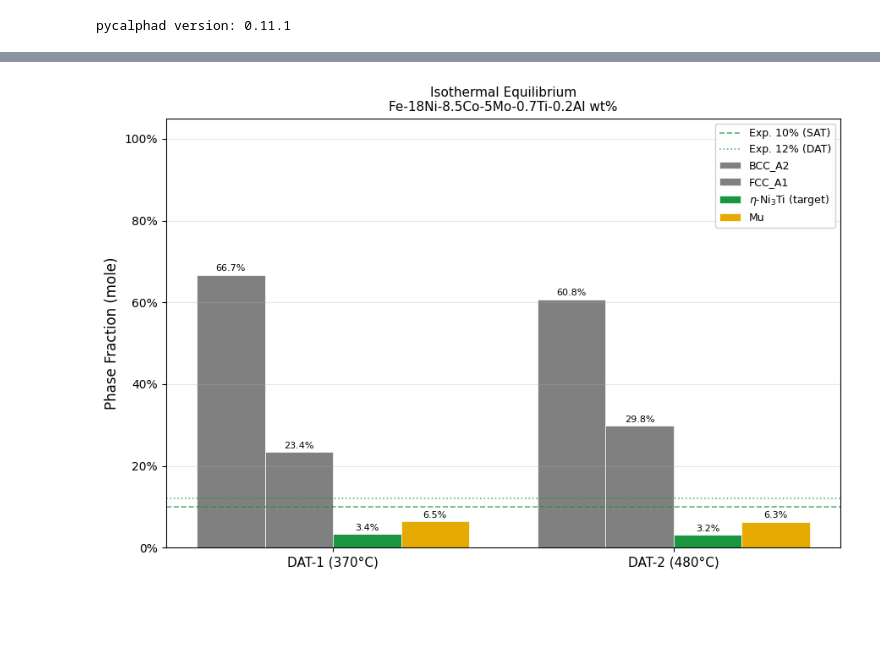
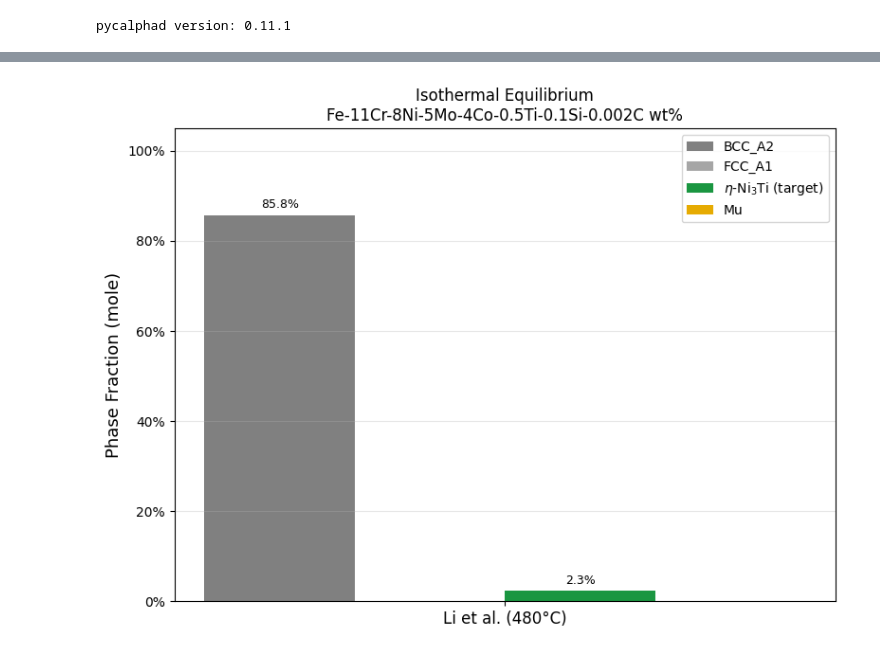
Before and after one commit to adityamoolya/maraging-steel-calphad, a Jupyter notebook: notebooks/2.equilibrium.ipynb, the cells around one changed output, grey strips where cells are left out. Cells and saved outputs as stored; diff of their text form; code cells hidden in the pictures; blank space fills up the shorter version.

Commit message:
feat: CALPHAD equilibrium at Li et al. 2024 composition (Fe-11Cr-4Co-8Ni-0.5Ti-5Mo)

```diff
--- a/notebooks/2.equilibrium.ipynb
+++ b/notebooks/2.equilibrium.ipynb
@@ -139,16 +148,15 @@ T_DAT1, T_DAT2, T_SST = 370, 480, 840
 # %%
-
 
 # --- Plot ---
 fig, ax = plt.subplots(figsize=(10, 6))
 
 COLORS = {'BCC (martensite)': '#2166ac', 'FCC (austenite)': '#d73027',
           'ETA': '#1a9641', 'LAVES_PHASE': '#a65628', 'LIQUID': '#984ea3',
-          'HCP_A3': '#ff7f00', 'NITI2': '#e7298a', 'SIGMA': '#66a61e', 'MU_PHASE': '#e6ab02'}
+          'HCP_A3': '#ff7f00', 'NITI2': '#e7298a', 'SIGMA': '#66a61e', 'MU_PHASE': '#e6ab02', 'M23C6': '#000000'}
 LABELS = {'BCC (martensite)': r'$\alpha$-Fe (BCC)', 'FCC (austenite)': r'$\gamma$-Fe (FCC)',
           'ETA': r'$\eta$-Ni$_3$Ti (target)', 'LAVES_PHASE': 'Laves',
           'LIQUID': 'Liquid', 'HCP_A3': 'HCP', 'NITI2': 'NiTi$_2$',
-          'SIGMA': 'Sigma', 'MU_PHASE': 'Mu'}
+          'SIGMA': 'Sigma', 'MU_PHASE': 'Mu', 'M23C6': 'M23C6'}
 
 for ph, frac in combined.items():
     if isinstance(frac, (int, float)):
@@ -156,13 +164,13 @@ for ph, frac in combined.items():
     if frac.max() > 0.001:
         ax.plot(T_C, frac, color=COLORS.get(ph, 'grey'), label=LABELS.get(ph, ph), linewidth=2)
 
-for T_mark, label, style in [(T_DAT1,'DAT-1 (370°C)','--'), (T_DAT2,'DAT-2/SAT (480°C)',':'), (T_SST,'SST (840°C)','-.')]:
-    ax.axvline(T_mark, color='black', linestyle=style, linewidth=1.0, alpha=0.7)
-    ax.text(T_mark+5, 0.92, label, fontsize=8, rotation=90, va='top', alpha=0.8)
+T_480 = 480
+ax.axvline(T_480, color='black', linestyle='--', linewidth=1.0, alpha=0.7)
+ax.text(T_480+5, 0.92, 'Aging (480°C)', fontsize=8, rotation=90, va='top', alpha=0.8)
 
 ax.set_xlabel('Temperature (°C)', fontsize=13)
 ax.set_ylabel('Phase Fraction (mole)', fontsize=13)
-ax.set_title('Equilibrium Phase Fractions vs Temperature\nFe-18Ni-8.5Co-5Mo-0.7Ti-0.2Al wt% (mc_fe_v2062_clean)', fontsize=11)
+ax.set_title('Equilibrium Phase Fractions vs Temperature\nFe-11Cr-8Ni-5Mo-4Co-0.5Ti-0.1Si-0.002C wt% (mc_fe_v2062_clean)', fontsize=11)
 ax.set_xlim(T_C[0], T_C[-1]); ax.set_ylim(-0.02, 1.05)
 ax.yaxis.set_major_formatter(ticker.PercentFormatter(xmax=1.0))
 ax.legend(loc='center right', fontsize=9, framealpha=0.9)
@@ -206,14 +211,13 @@ else:
 # %%
 
-
-T_ISOTHERMAL = {'DAT-1 (370°C)': 370+273.15, 'DAT-2 (480°C)': 480+273.15}
+T_ISOTHERMAL = {'Li et al. (480°C)': 480+273.15}
 iso_results = {}
 
 for label, T_K in T_ISOTHERMAL.items():
     print(f'Computing {label}...')
     res = equilibrium(db, COMPONENTS, PHASES,
         {v.X('NI'): comp['NI'], v.X('CO'): comp['CO'], v.X('MO'): comp['MO'],
-         v.X('TI'): comp['TI'], v.X('AL'): comp['AL'],
+         v.X('TI'): comp['TI'], v.X('CR'): comp['CR'], v.X('SI'): comp['SI'], v.X('C'): comp['C'],
          v.T: T_K, v.P: 101325})
     iso_results[label] = res
     print('  Done.')
@@ -274,36 +271,50 @@ DAT-2 (480°C)        MU_PHASE                 0.0629
 # %%
 
+# --- Isothermal Bar Chart ---
+# We will just plot for 480C
+labels = ['Li et al. (480°C)']
 
-# --- Bar chart ---
-conditions = list(iso_summary.keys())
-phases_to_plot = [ph for ph in PHASES if any(iso_summary[c].get(ph,0)>0.001 for c in conditions)]
+bcc_fracs = [iso_summary[l].get('BCC_A2', 0) * 100 for l in labels]
+fcc_fracs = [iso_summary[l].get('FCC_A1', 0) * 100 for l in labels]
+eta_fracs = [iso_summary[l].get('ETA', 0) * 100 for l in labels]
+mu_fracs = [iso_summary[l].get('MU_PHASE', 0) * 100 for l in labels]
 
-x = np.arange(len(conditions))
-width = 0.8 / max(len(phases_to_plot), 1)
+x = np.arange(len(labels))
+width = 0.2
 
-fig, ax = plt.subplots(figsize=(9, 6))
-for i, ph in enumerate(phases_to_plot):
-    vals = [iso_summary[c].get(ph, 0.0) for c in conditions]
-    offset = (i - len(phases_to_plot)/2 + 0.5) * width
-    bars = ax.bar(x+offset, vals, width, label=LABELS.get(ph, ph),
-                  color=COLORS.get(ph, 'grey'), edgecolor='white', linewidth=0.5)
-    for bar, val in zip(bars, vals):
-        if val > 0.005:
-            ax.text(bar.get_x()+bar.get_width()/2, bar.get_height()+0.005,
-                    f'{val*100:.1f}%', ha='center', va='bottom', fontsize=8)
+fig, ax = plt.subplots(figsize=(8, 6))
 
-ax.axhline(0.10, color='#1a9641', linestyle='--', linewidth=1.2, alpha=0.7, label='Exp. 10% (SAT)')
-ax.axhline(0.12, color='#1a9641', linestyle=':',  linewidth=1.2, alpha=0.7, label='Exp. 12% (DAT)')
+rects1 = ax.bar(x - 1.5*width, bcc_fracs, width, label='BCC_A2', color='grey')
+rects2 = ax.bar(x - 0.5*width, fcc_fracs, width, label='FCC_A1', color='grey', alpha=0.7)
+rects3 = ax.bar(x + 0.5*width, eta_fracs, width, label='$\eta$-Ni$_3$Ti (target)', color='#1a9641')
+rects4 = ax.bar(x + 1.5*width, mu_fracs, width, label='Mu', color='#e6ab02')
 
-ax.set_xticks(x); ax.set_xticklabels(conditions, fontsize=11)
-ax.set_ylabel('Phase Fraction (mole)', fontsize=12)
-ax.set_title('Isothermal Equilibrium\nFe-18Ni-8.5Co-5Mo-0.7Ti-0.2Al wt%', fontsize=11)
-ax.yaxis.set_major_formatter(ticker.PercentFormatter(xmax=1.0))
-ax.legend(fontsize=9, loc='upper right', framealpha=0.9)
-ax.set_ylim(0, 1.05); ax.grid(True, axis='y', alpha=0.3)
+def autolabel(rects):
+    for rect in rects:
+        height = rect.get_height()
+        if height > 0.1:
+            ax.annotate(f'{height:.1f}%',
+                        xy=(rect.get_x() + rect.get_width() / 2, height),
+                        xytext=(0, 3), textcoords="offset points",
+                        ha='center', va='bottom', fontsize=9)
+
+autolabel(rects1)
+autolabel(rects2)
+autolabel(rects3)
+autolabel(rects4)
+
+ax.set_ylabel('Phase Fraction (mole)', fontsize=13)
+ax.set_title('Isothermal Equilibrium\nFe-11Cr-8Ni-5Mo-4Co-0.5Ti-0.1Si-0.002C wt%', fontsize=12)
+ax.set_xticks(x)
+ax.set_xticklabels(labels, fontsize=12)
+ax.set_ylim(0, 105)
+ax.yaxis.set_major_formatter(ticker.PercentFormatter())
+
+ax.legend(loc='upper right', fontsize=10)
+ax.grid(axis='y', alpha=0.3)
+
 plt.tight_layout()
 plt.savefig('../figures/fig2_isothermal_comparison.png', dpi=150, bbox_inches='tight')
 plt.show()
-print('Figure saved.')
 # %% [output]
-[figure, old version]
+[figure, new version]
```
Also changed, not shown: parts of 11 cells of this notebook, 26 other files.
